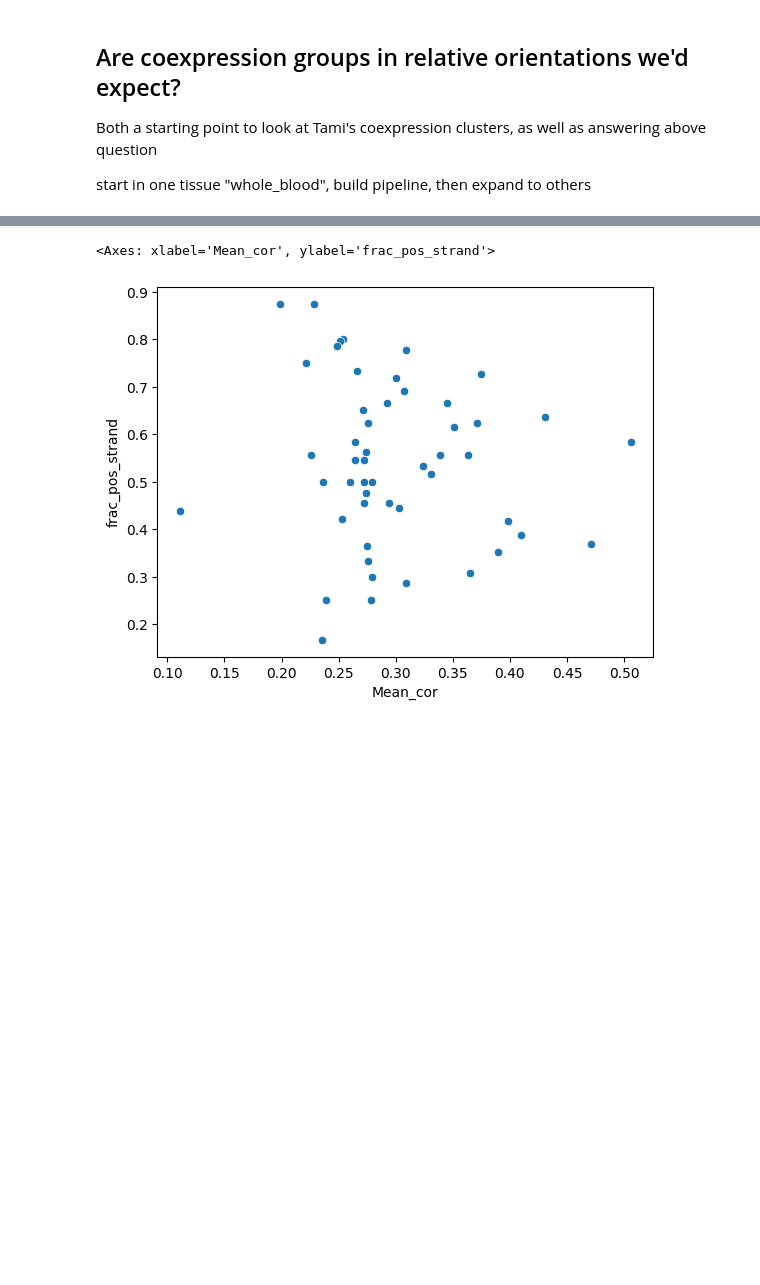
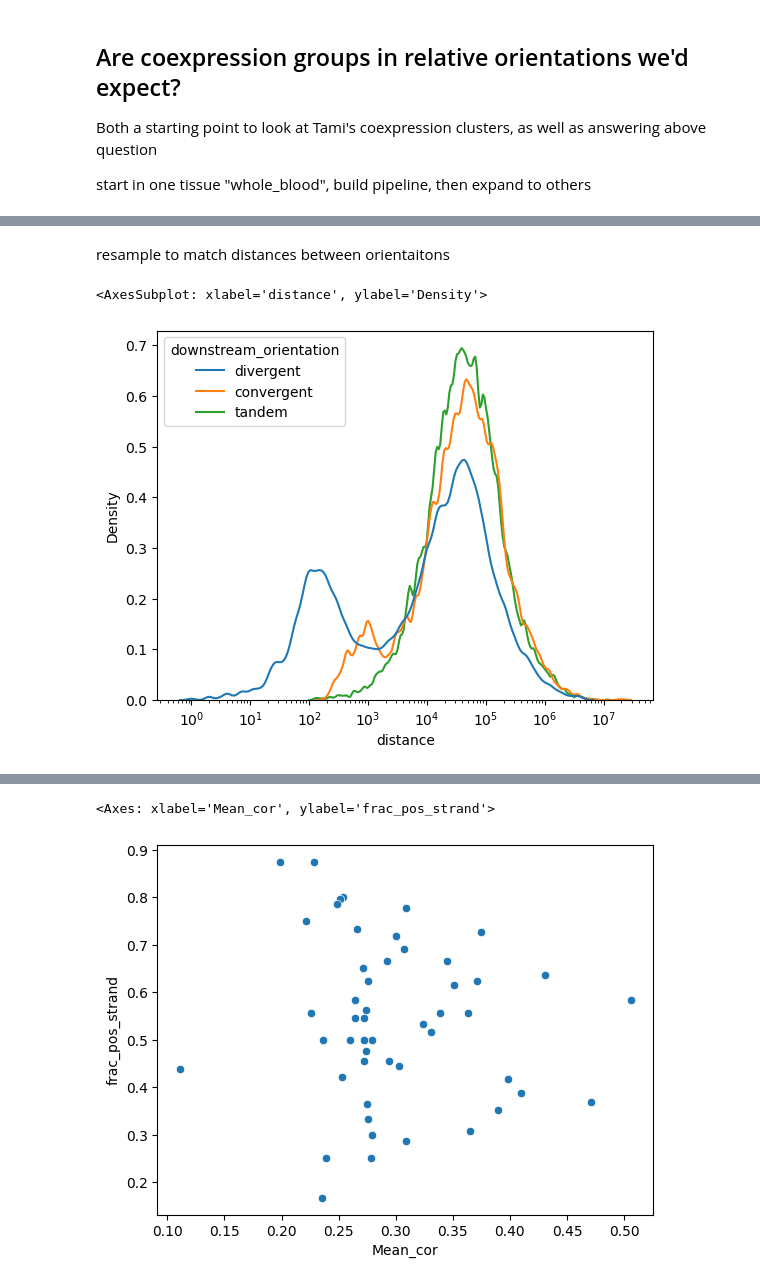
Before and after one commit to kal26/pcqtls, a Jupyter notebook: workflow/notebooks/cluster_analysis/coexpression_relative_orr.ipynb, the cells around one changed output, grey strips where cells are left out. Cells and saved outputs as stored; diff of their text form; code cells hidden in the pictures; blank space fills up the shorter version.

```diff
--- a/workflow/notebooks/cluster_analysis/coexpression_relative_orr.ipynb
+++ b/workflow/notebooks/cluster_analysis/coexpression_relative_orr.ipynb
@@ -15,0 +100,8 @@ import os
+# %% [markdown]
+resample to match distances between orientaitons
+# %%
+# distance distributions (tss-tss)
+sns.kdeplot(orr_df, x='distance', hue='downstream_orientation', bw_adjust=.3, common_norm=False, log_scale=(10,None))
+# %% [output]
+<AxesSubplot: xlabel='distance', ylabel='Density'>
+[figure, added]
```
Also changed, not shown: parts of 18 cells of this notebook, 5 other files.
